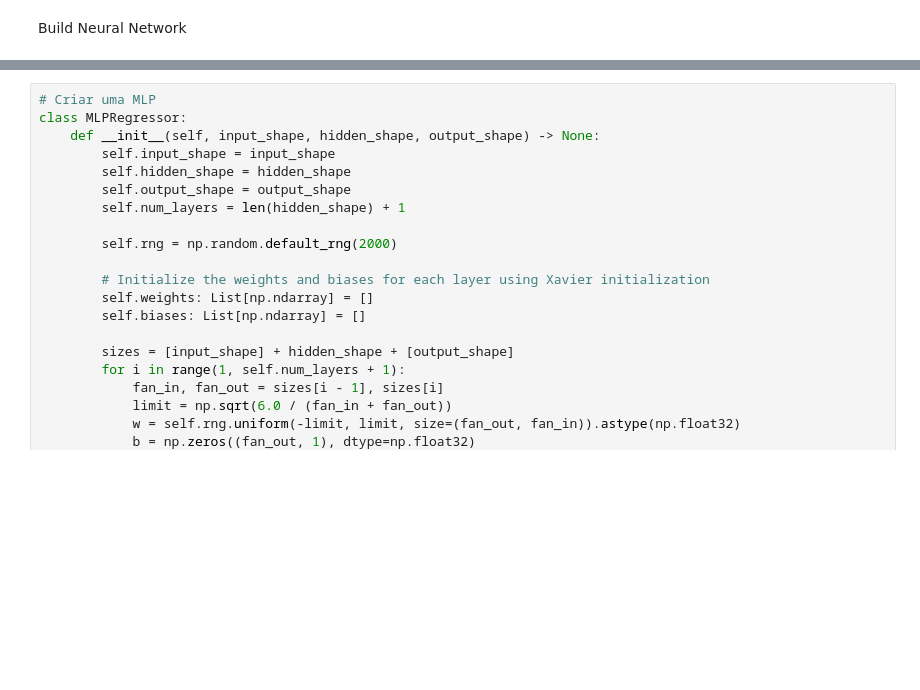
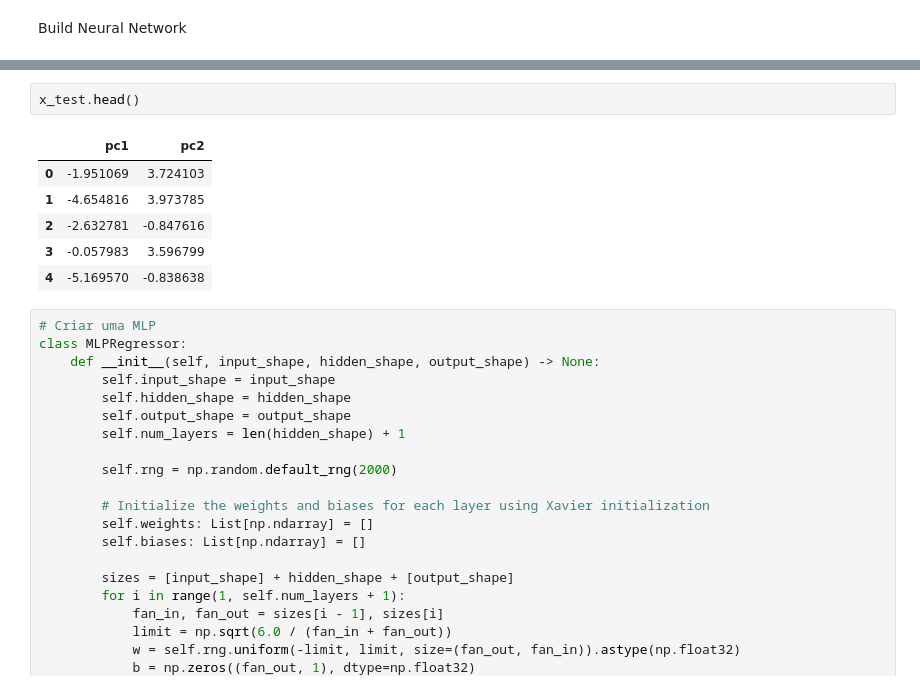
Before and after one commit to gabrielvazzz/Homework-2, a Jupyter notebook: 4_quest.ipynb, the cells around one changed output, grey strips where cells are left out. Cells and saved outputs as stored; diff of their text form; blank space fills up the shorter version.

```diff
--- a/4_quest.ipynb
+++ b/4_quest.ipynb
@@ -229,3 +241,12 @@ Build Neural Network
+# %%
+x_test.head()
+# %% [output]
+|  | pc1 | pc2 |
+| 0 | -1.951069 | 3.724103 |
+| 1 | -4.654816 | 3.973785 |
+| 2 | -2.632781 | -0.847616 |
+| 3 | -0.057983 | 3.596799 |
+| 4 | -5.169570 | -0.838638 |
 # %%
 # Criar uma MLP
 class MLPRegressor:
```
Also changed, not shown: parts of 5 cells of this notebook, 1 other file.
